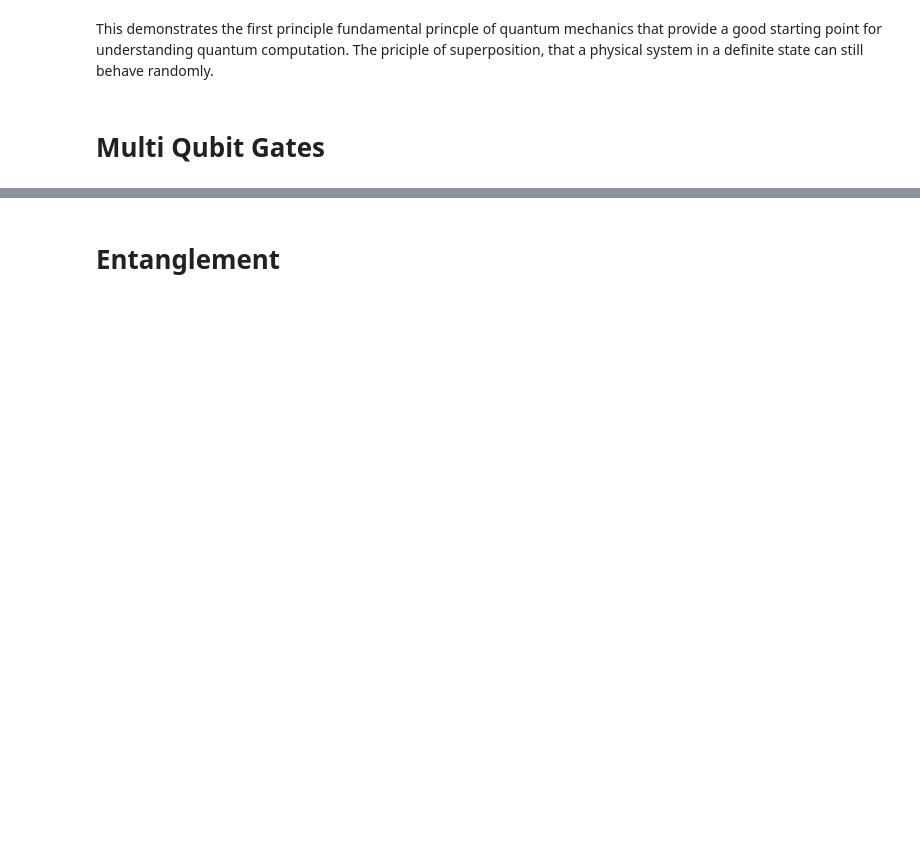
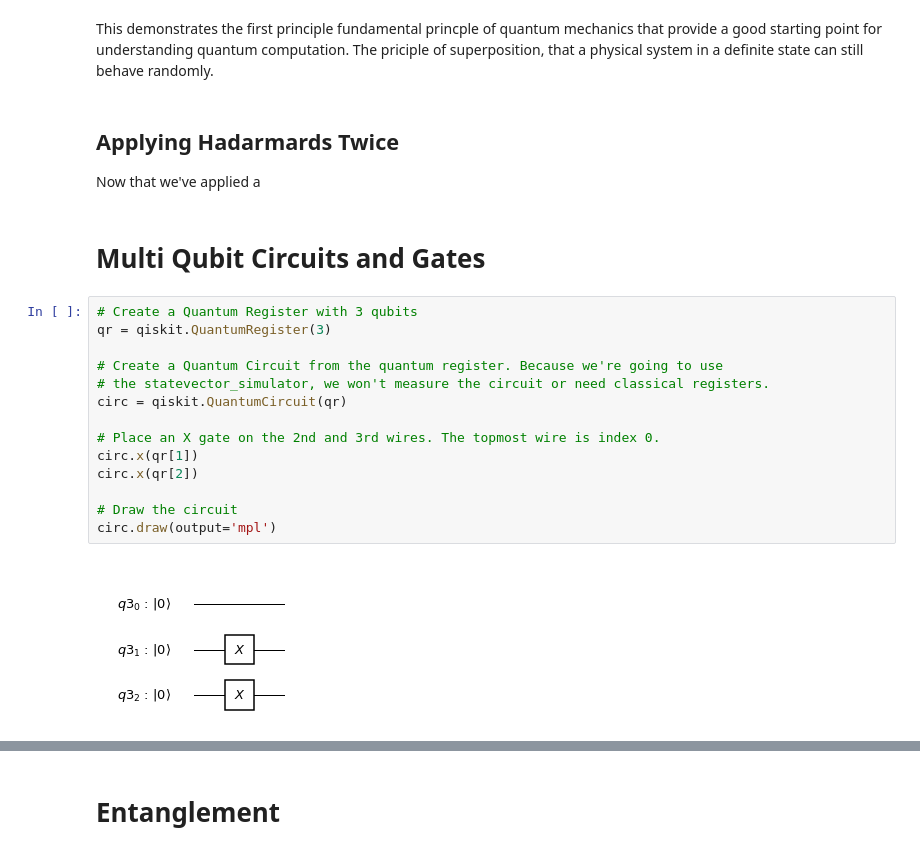
Before and after one commit to mtreinish/qiskit-workshop, a Jupyter notebook: Workshop.ipynb, the cells around one changed output, grey strips where cells are left out. Saved outputs shown, nothing was run; the diff lists cells and outputs as text; blank space fills up the shorter version.

```diff
--- a/Workshop.ipynb
+++ b/Workshop.ipynb
@@ -146,4 +179,24 @@ qiskit.tools.visualization.plot_histogram(counts)
 # %% [markdown]
 This demonstrates the first principle fundamental princple of quantum mechanics that provide a good starting point for understanding quantum computation. The priciple of superposition, that a physical system in a definite state can still behave randomly.
+# %% [markdown]
+## Applying Hadarmards Twice
+
+Now that we've applied a
 # %% [markdown]
-# Multi Qubit Gates
+# Multi Qubit Circuits and Gates
+# %%
+# Create a Quantum Register with 3 qubits
+qr = qiskit.QuantumRegister(3)
+
+# Create a Quantum Circuit from the quantum register. Because we're going to use
+# the statevector_simulator, we won't measure the circuit or need classical registers.
+circ = qiskit.QuantumCircuit(qr)
+
+# Place an X gate on the 2nd and 3rd wires. The topmost wire is index 0.
+circ.x(qr[1])
+circ.x(qr[2])
+
+# Draw the circuit
+circ.draw(output='mpl')
+# %% [output]
+[figure, added]
```
Also changed, not shown: parts of 32 cells of this notebook, 1 other file.
